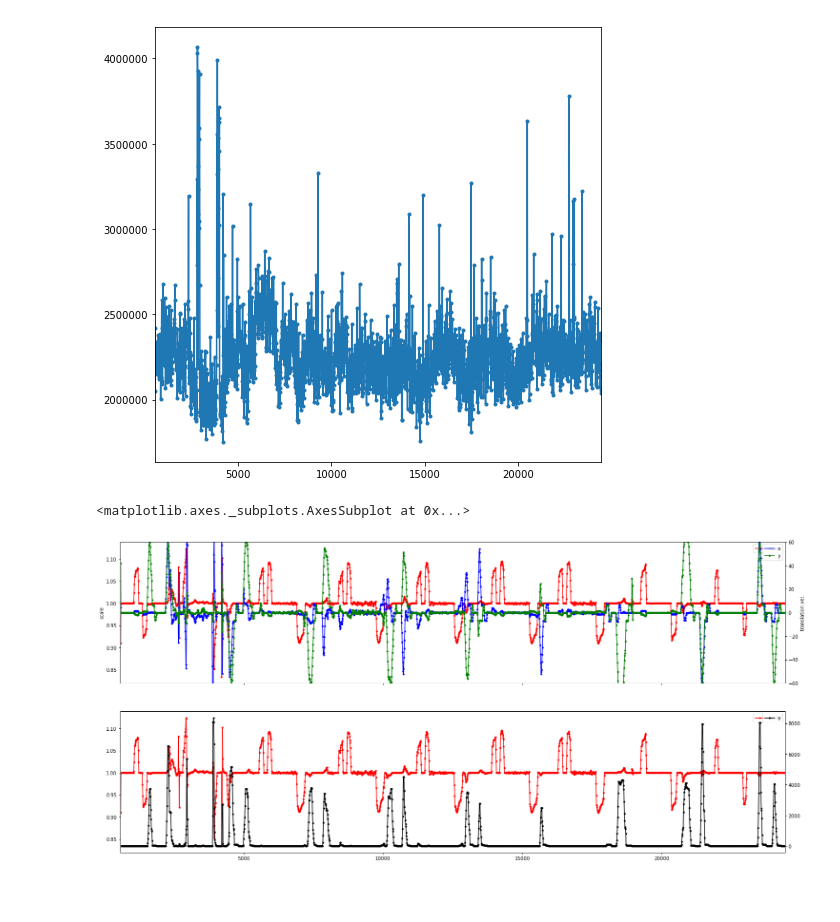
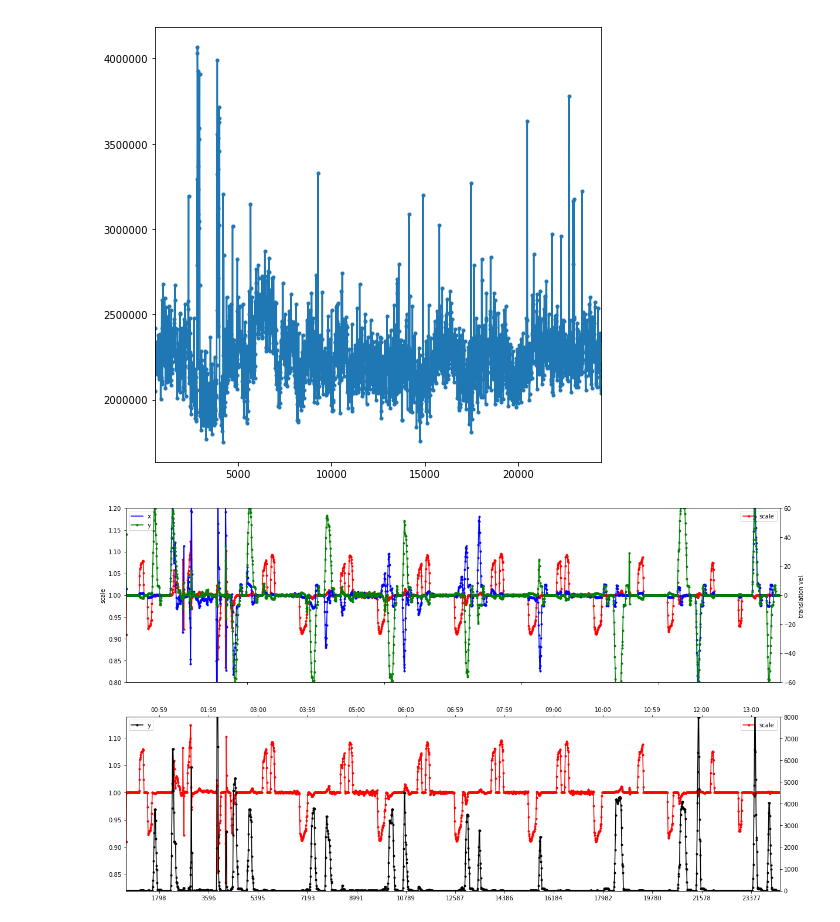
Before and after one commit to CamHD-Analysis/camhd-motion-analysis, a Jupyter notebook: analysis/Similarity Analysis.ipynb, the cells around one changed output. Saved outputs shown, nothing was run; the diff lists cells and outputs as text; code cells hidden in the pictures; blank space fills up the shorter version.

```diff
--- a/analysis/Similarity Analysis.ipynb
+++ b/analysis/Similarity Analysis.ipynb
@@ -78,20 +81,39 @@ valid.duration_us.plot(style='.-')
 <matplotlib.axes._subplots.AxesSubplot at 0x...>
 [figure]
 # %%
-fig, axes = plt.subplots(nrows=2, ncols=1, figsize=(25,12))
+fig, axes = plt.subplots(nrows=2, ncols=1, figsize=(20,12))
+
+scale_lim = [0.8,1.2]
+trans_lim = [-60,60]
+total_trans_lim=[-5,8000]
+
+ticks_secs = 60
+ticks = np.arange(0.0, max(valid.index), 29.97*ticks_secs)
+#axes[0].set_xticks(ticks)
+axes[1].set_xticks(ticks)
+
 raxes = axes[0].twinx()
-
-valid.scale.rolling(window=3,center=False).mean().plot(style='r.-', ax=axes[0], label='scale', legend=True)
+valid.scale.rolling(window=3,center=False).mean().plot(style='r.-', ax=axes[0], ylim=scale_lim,label='scale', legend=True)
 axes[0].set_ylabel('scale')
-valid.trans_x.rolling(window=3,center=False).mean().plot(style='b.-', ax=raxes, ylim=[-60,60], label='x', legend=True)
+valid.trans_x.rolling(window=3,center=False).mean().plot(style='b.-', ax=raxes, ylim=trans_lim, label='x', legend=True)
 raxes.set_ylabel('translation vel.')
-valid.trans_y.rolling(window=3,center=False).mean().plot(style='g.-', ax=raxes, ylim=[-60,60], label='y', legend=True)
-
+valid.trans_y.rolling(window=3,center=False).mean().plot(style='g.-', ax=raxes, ylim=trans_lim, label='y', legend=True)
 
 raxes = axes[1].twinx()
 valid.scale.rolling(window=3,center=False).mean().plot(style='r.-', ax=axes[1], label='scale', legend=True)
-valid.trans.rolling(window=5,center=False).median().plot(style='k.-', ax=raxes, label='y', legend=True)
+valid.trans.rolling(window=5,center=False).median().plot(style='k.-', ax=raxes, ylim=total_trans_lim, label='y', legend=True)
+
+
+timeaxes = axes[1].twiny()
+timeticks = axes[1].get_xticks()
+
+def tick_function(f):
+    V = f / 29.97
+    return [time.strftime("%M:%S", time.gmtime(z))  for z in V]
+
+timeaxes.set_xticks(timeticks)
+timeaxes.set_xbound(axes[1].get_xbound())
+timeaxes.set_xticklabels(tick_function(timeticks));
 # %% [output]
-<matplotlib.axes._subplots.AxesSubplot at 0x...>
-[figure, old version]
+[figure, new version]
 # %%
```
Also changed, not shown: parts of 5 cells of this notebook, 7 other files.
